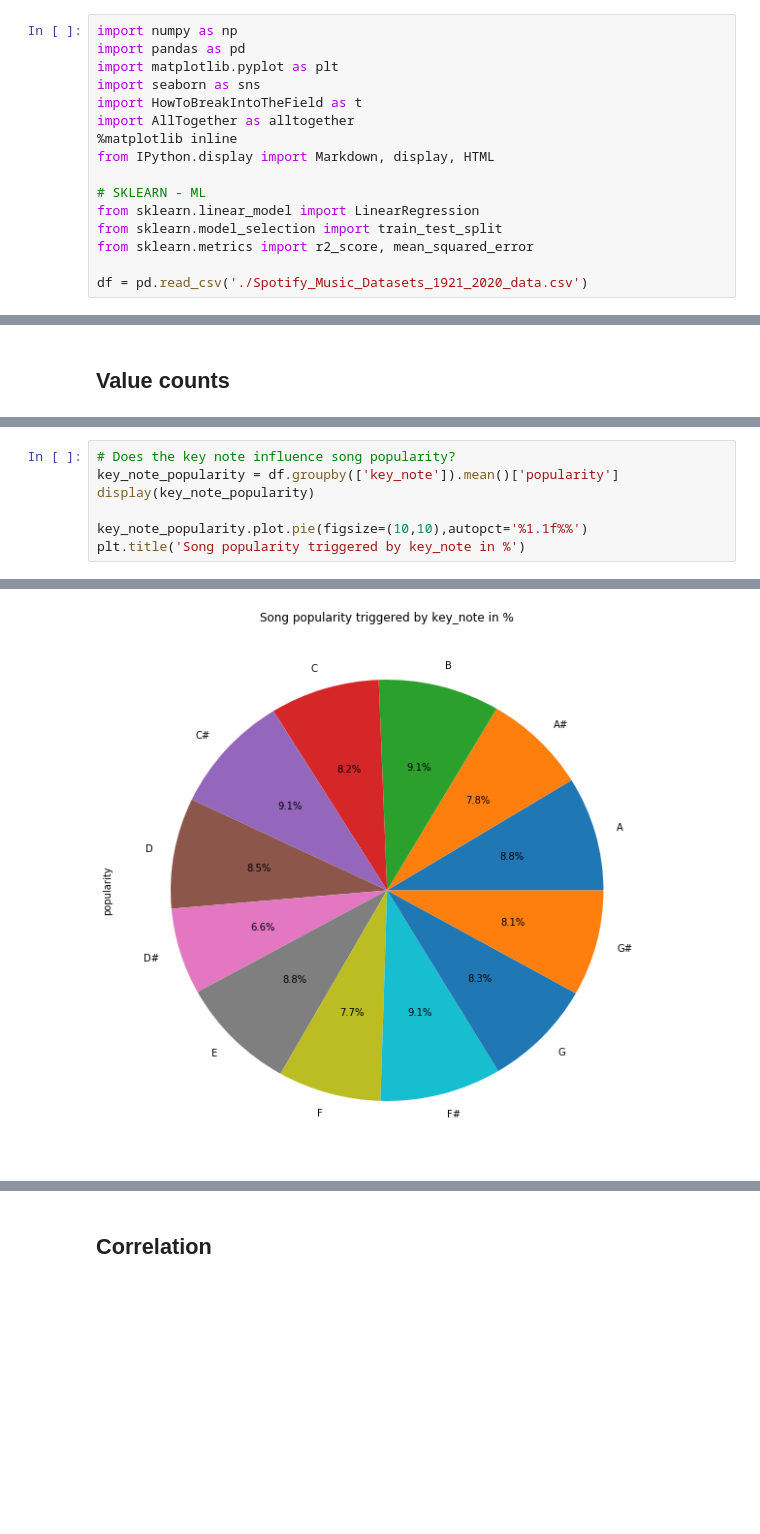
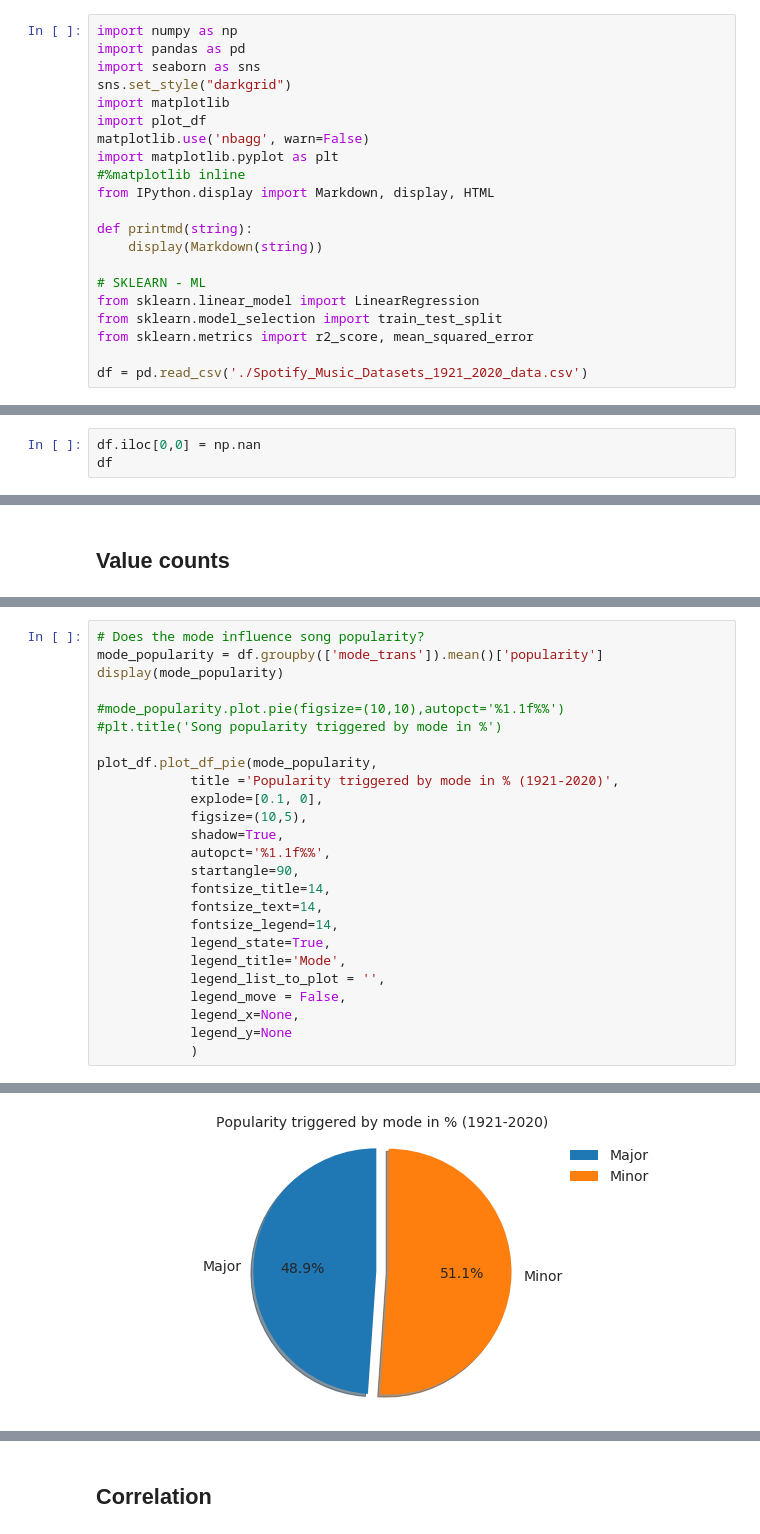
Before and after one commit to ddhartma/Spotify-dataset-analysis-160kTracks-1921-2020, a Jupyter notebook: 1_Spotify_Dataset_1921_2020.ipynb, the cells around one changed output, grey strips where cells are left out. Cells and saved outputs as stored; diff of their text form; blank space fills up the shorter version.

Commit message:
feature: Implement decade plots

```diff
--- a/1_Spotify_Dataset_1921_2020.ipynb
+++ b/1_Spotify_Dataset_1921_2020.ipynb
@@ -31,12 +38,17 @@ Interetsing questions:
 # %%
 import numpy as np
 import pandas as pd
+import seaborn as sns
+sns.set_style("darkgrid")
+import matplotlib
+import plot_df
+matplotlib.use('nbagg', warn=False)
 import matplotlib.pyplot as plt
-import seaborn as sns
-import HowToBreakIntoTheField as t
-import AllTogether as alltogether
-%matplotlib inline
+#%matplotlib inline
 from IPython.display import Markdown, display, HTML
+
+def printmd(string):
+    display(Markdown(string))
 
 # SKLEARN - ML
 from sklearn.linear_model import LinearRegression
@@ -71,0 +63,3 @@ df
+# %%
+df.iloc[0,0] = np.nan
+df
@@ -247,8 +589,26 @@ Text(0.5,1,'Distribution of Mode in %')
 # %%
-# Does the key note influence song popularity?
-key_note_popularity = df.groupby(['key_note']).mean()['popularity']
-display(key_note_popularity)
+# Does the mode influence song popularity?
+mode_popularity = df.groupby(['mode_trans']).mean()['popularity']
+display(mode_popularity)
 
-key_note_popularity.plot.pie(figsize=(10,10),autopct='%1.1f%%')
-plt.title('Song popularity triggered by key_note in %')
+#mode_popularity.plot.pie(figsize=(10,10),autopct='%1.1f%%')
+#plt.title('Song popularity triggered by mode in %')
+
+plot_df.plot_df_pie(mode_popularity,
+            title ='Popularity triggered by mode in % (1921-2020)',
+            explode=[0.1, 0],
+            figsize=(10,5),
+            shadow=True,
+            autopct='%1.1f%%',
+            startangle=90,
+            fontsize_title=14,
+            fontsize_text=14,
+            fontsize_legend=14,
+            legend_state=True,
+            legend_title='Mode',
+            legend_list_to_plot = '',
+            legend_move = False,
+            legend_x=None,
+            legend_y=None
+            )
 # %% [output]
@@ -270 +619 @@ Text(0.5,1,'Song popularity triggered by key_note in %')
-[figure, old version]
+[figure, new version]
```
Also changed, not shown: parts of 50 cells of this notebook.
